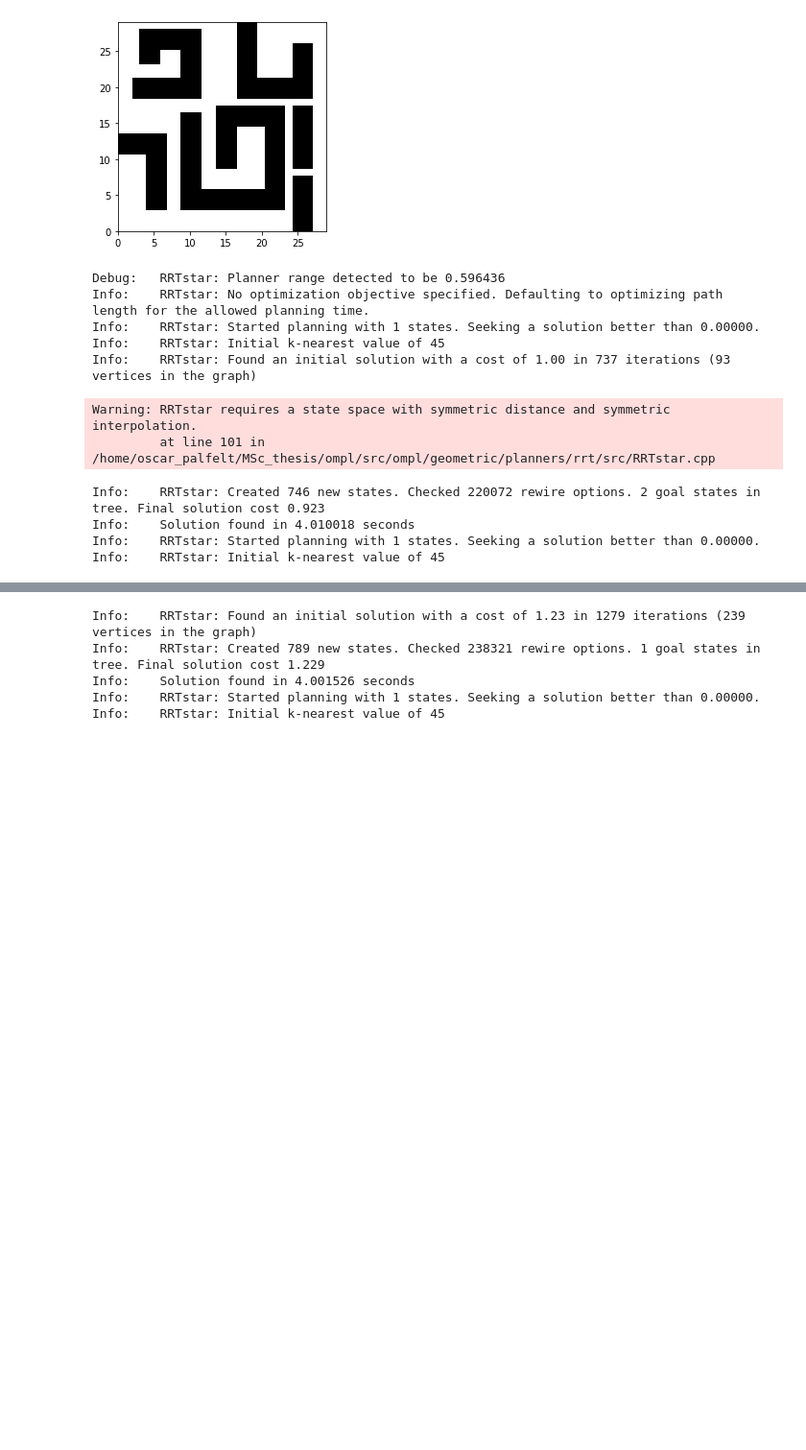
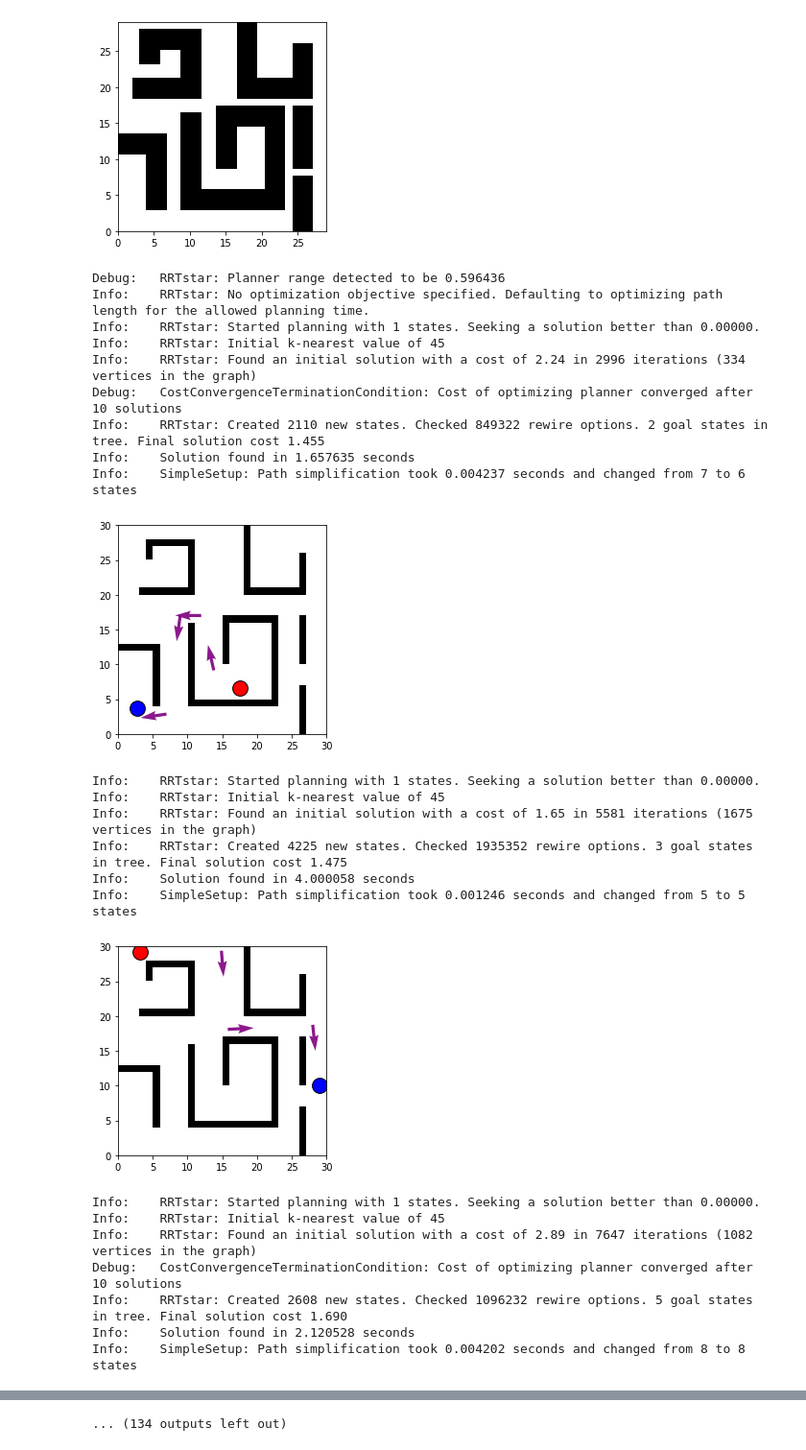
Before and after one commit to palfelt/EECS_Degree_Project, a Jupyter notebook: motion_planning/data_generation/generate_plans_imagemap.ipynb, the cells around one changed output, grey strips where cells are left out. Shown at 96% size. Cells and saved outputs as stored; diff of their text form; code cells hidden in the pictures; blank space fills up the shorter version.

Commit message:
change state space to SE2

```diff
--- a/motion_planning/data_generation/generate_plans_imagemap.ipynb
+++ b/motion_planning/data_generation/generate_plans_imagemap.ipynb
@@ -39,8 +39,8 @@ def isStateValid(spaceInformation, state):
 
 def problemDef():
     # construct the state space we are planning in
-    space = ob.DubinsStateSpace(turningRadius=0.05)
-    #space = ob.SE2StateSpace()
+    #space = ob.DubinsStateSpace(turningRadius=0.05)
+    space = ob.SE2StateSpace()
 
     # set the bounds for the R^2 part of SE(2)
     bounds = ob.RealVectorBounds(2)
@@ -62,8 +62,8 @@ def problemDef():
 
 def plan(planObj, initState, goalState):
 
-    space = ob.DubinsStateSpace(turningRadius=0.05)
-    #space = ob.SE2StateSpace()
+    #space = ob.DubinsStateSpace(turningRadius=0.05)
+    space = ob.SE2StateSpace()
 
     start = ob.State(space)
     start().setX(initState[0])
@@ -78,14 +78,16 @@ def plan(planObj, initState, goalState):
     planObj.setStartAndGoalStates(start, goal, 0.1)
 
     timeTerminationCondition = ob.timedPlannerTerminationCondition(4.0)
-    costTerminationCondition = ob.CostConvergenceTerminationCondition(planObj.getProblemDefinition(), epsilon=0.5)
+    costTerminationCondition = ob.CostConvergenceTerminationCondition(planObj.getProblemDefinition(), epsilon=0.2)
     orTerminationCondition = ob.plannerOrTerminationCondition(costTerminationCondition, timeTerminationCondition)
 
-    planObj.solve(orTerminationCondition)
+    solved = planObj.solve(orTerminationCondition)
+    if solved:
+        planObj.simplifySolution()
 # %%
 # generate planning data, car scenario
 
-nData = 10 # number of plans to generate
+nData = 1000 # number of plans to generate
 
 minDistThreshold = 0.5 # minimum distance threshold betwen start/goal
 
@@ -95,7 +97,7 @@ newGoalData = np.zeros(shape=(1, 4))
 
 planObj = problemDef()
 
-plotPaths = False
+plotPaths = True
 i = 0
 nPlans = 0 # number of completed plans
 while nPlans < nData:
@@ -105,8 +107,8 @@ while nPlans < nData:
     ux = 0; vx = 0; uy = 0; vy = 0
 
     while True:
-        start = np.array([np.random.uniform(low=0.001, high=0.999), np.random.uniform(low=0.001, high=0.999), np.random.uniform(low=-np.pi, high=np.pi)])
-        goal  = np.array([np.random.uniform(low=0.001, high=0.999), np.random.uniform(low=0.001, high=0.999), np.random.uniform(low=-np.pi, high=np.pi)])
+        start = np.array([np.random.uniform(low=0.001, high=0.999), np.random.uniform(low=0.001, high=0.999), 0])
+        goal  = np.array([np.random.uniform(low=0.001, high=0.999), np.random.uniform(low=0.001, high=0.999), 0])
         ux = int(np.floor(start[0] * gridSize)) # right pointing image axis
         vx = int(np.floor(gridSize * (1 - start[1]))) # down pointing image axis
         uy = int(np.floor(goal[0] * gridSize)) # right pointing image axis
@@ -118,44 +120,62 @@ while nPlans < nData:
 
     if planObj.getProblemDefinition().hasExactSolution():
 
         sol = np.loadtxt(StringIO(planObj.getSolutionPath().printAsMatrix()))
+        dxdy = np.concatenate((sol[1:,0:2] - sol[:-1,0:2], (goal[:2] - sol[-1,0:2]).reshape(1, 2)), axis=0)
         nSamples = sol.shape[0]
 
-        xdot = np.cos(sol[:,2]).reshape((nSamples,1))
-        ydot = np.sin(sol[:,2]).reshape((nSamples,1))
-        trajSamples = np.vstack((trajSamples, np.hstack((sol[:, 0:2], xdot, ydot)))) # x, y, xdot, ydot
+        xydot = dxdy / np.linalg.norm(dxdy, axis=1).reshape(nSamples,1)
+
+        sol = sol[1:-1]
+        xydot = xydot[1:-1]
+
+        trajSamples = np.vstack((trajSamples, np.hstack((sol[:, 0:2], xydot)))) # x, y, xdot, ydot
         newInitData = np.vstack((newInitData, np.tile(np.append(start[0:2], [np.cos(start[-1]), np.sin(start[-1])]), reps=(nSamples, 1)))) # x, y, yaw, xdot, ydot
         newGoalData = np.vstack((newGoalData, np.tile(np.append(goal[0:2], [np.cos(goal[-1]), np.sin(goal[-1])]), reps=(nSamples, 1)))) # x, y, yaw, xdot, ydot
 
         if plotPaths:
             fig, ax = plt.subplots()
-            ax.imshow(occGrid, extent=[0, gridSize-1, 0, gridSize-1], cmap='gray')
-            ax.scatter(start[0] * (gridSize - 1), start[1] * (gridSize - 1), color="red", s=250, edgecolors='black')
-            ax.scatter(goal[0] * (gridSize - 1), goal[1] * (gridSize - 1), color="blue", s=250, edgecolors='black')
-            ax.quiver(sol[:, 0] * (gridSize - 1), sol[:, 1] * (gridSize - 1), np.cos(sol[:,2]), np.sin(sol[:,2]), color="purple", scale=8.0, width=0.015, alpha=0.9)
+            ax.scatter(start[0] * gridSize, start[1] * gridSize, color="red", s=250, edgecolors='black')
+            ax.scatter(goal[0] * gridSize, goal[1] * gridSize, color="blue", s=250, edgecolors='black')
+            #ax.scatter(sol[:, 0] * gridSize, sol[:, 1] * gridSize, color="purple", s=70)
+            ax.quiver(sol[:, 0] * gridSize, sol[:, 1] * gridSize, xydot[:, 0], xydot[:, 1], color="purple", scale=8.0, width=0.015, alpha=0.9)
+            ax.imshow(occGrid, extent=[0, gridSize, 0, gridSize], cmap='gray')
             plt.show()
 
         nPlans += 1
         if nPlans % 100 == 0:
             newData = np.concatenate((trajSamples, newInitData, newGoalData), axis=1)[1:]
             np.savetxt('/home/oscar_palfelt/MSc_thesis/EECS_Degree_Project/motion_planning/data/pathDataDifficult_i' + str(i), newData, delimiter=',', fmt='%1.6f')
 
     planObj.clear()
     i += 1
 
     #ob.ProblemDefinition.getSolution
 
 newData = np.concatenate((trajSamples, newInitData, newGoalData), axis=1)[1:]
 np.savetxt('/home/oscar_palfelt/MSc_thesis/EECS_Degree_Project/motion_planning/data/pathDataDifficult', newData, delimiter=',', fmt='%1.6f')
 # %% [output]
 Debug:   RRTstar: Planner range detected to be 0.596436
 Info:    RRTstar: No optimization objective specified. Defaulting to optimizing path length for the allowed planning time.
 Info:    RRTstar: Started planning with 1 states. Seeking a solution better than 0.00000.
 Info:    RRTstar: Initial k-nearest value of 45
-Info:    RRTstar: Found an initial solution with a cost of 1.00 in 737 iterations (93 vertices in the graph)
+Info:    RRTstar: Found an initial solution with a cost of 2.24 in 2996 iterations (334 vertices in the graph)
+Debug:   CostConvergenceTerminationCondition: Cost of optimizing planner converged after 10 solutions
+Info:    RRTstar: Created 2110 new states. Checked 849322 rewire options. 2 goal states in tree. Final solution cost 1.455
+Info:    Solution found in 1.657635 seconds
+Info:    SimpleSetup: Path simplification took 0.004237 seconds and changed from 7 to 6 states
+[figure, added]
-Warning: RRTstar requires a state space with symmetric distance and symmetric interpolation.
-         at line 101 in /home/oscar_palfelt/MSc_thesis/ompl/src/ompl/geometric/planners/rrt/src/RRTstar.cpp
+Info:    RRTstar: Started planning with 1 states. Seeking a solution better than 0.00000.
+Info:    RRTstar: Initial k-nearest value of 45
+Info:    RRTstar: Found an initial solution with a cost of 1.65 in 5581 iterations (1675 vertices in the graph)
+Info:    RRTstar: Created 4225 new states. Checked 1935352 rewire options. 3 goal states in tree. Final solution cost 1.475
+Info:    Solution found in 4.000058 seconds
+Info:    SimpleSetup: Path simplification took 0.001246 seconds and changed from 5 to 5 states
+[figure, added]
-Info:    RRTstar: Created 746 new states. Checked 220072 rewire options. 2 goal states in tree. Final solution cost 0.923
-Info:    Solution found in 4.010018 seconds
 Info:    RRTstar: Started planning with 1 states. Seeking a solution better than 0.00000.
 Info:    RRTstar: Initial k-nearest value of 45
+Info:    RRTstar: Found an initial solution with a cost of 2.89 in 7647 iterations (1082 vertices in the graph)
+Debug:   CostConvergenceTerminationCondition: Cost of optimizing planner converged after 10 solutions
+Info:    RRTstar: Created 2608 new states. Checked 1096232 rewire options. 5 goal states in tree. Final solution cost 1.690
+Info:    Solution found in 2.120528 seconds
+Info:    SimpleSetup: Path simplification took 0.004202 seconds and changed from 8 to 8 states
@@ -171,5 +206 @@ Warning: RRTstar requires a state space with symmetric distance and symmetric in
-Info:    RRTstar: Found an initial solution with a cost of 1.23 in 1279 iterations (239 vertices in the graph)
-Info:    RRTstar: Created 789 new states. Checked 238321 rewire options. 1 goal states in tree. Final solution cost 1.229
-Info:    Solution found in 4.001526 seconds
-Info:    RRTstar: Started planning with 1 states. Seeking a solution better than 0.00000.
-Info:    RRTstar: Initial k-nearest value of 45
+... (134 outputs left out)
```
Also changed, not shown: parts of 1 cell of this notebook.
